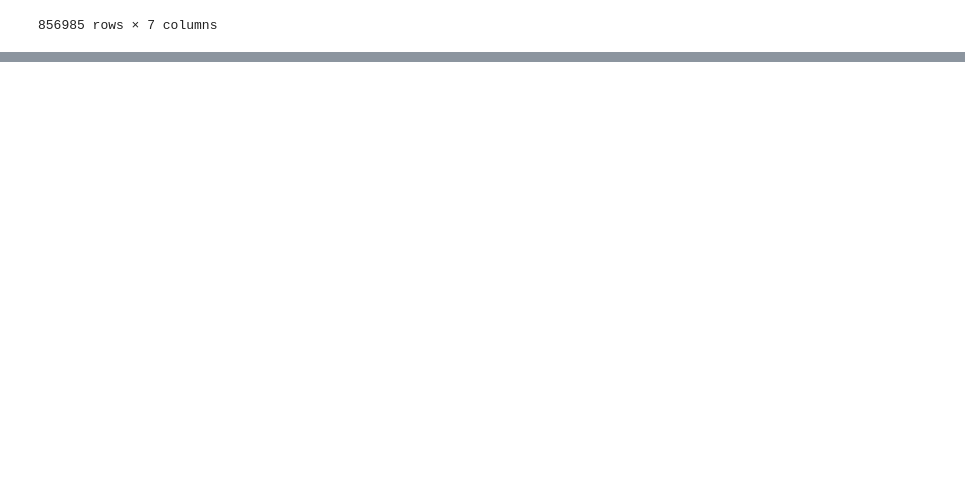
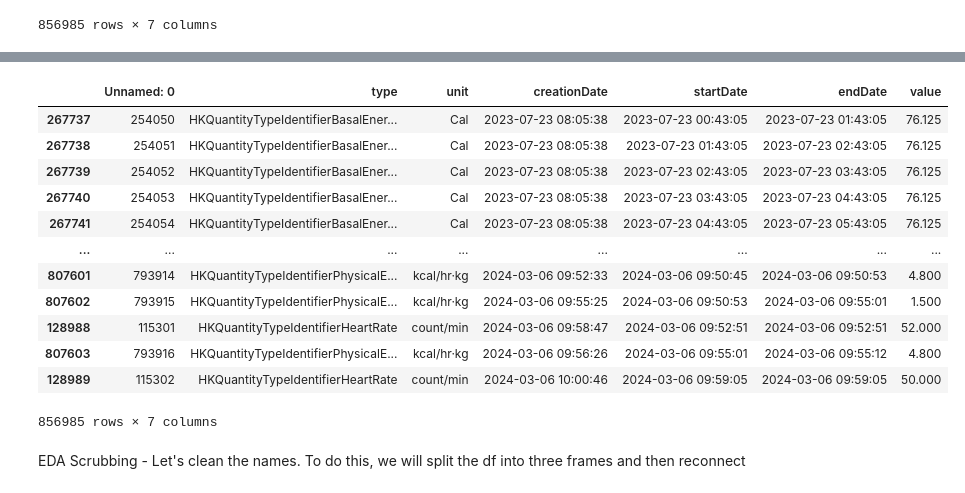
Before and after one commit to bennettandrewm/guess_my_weight, a Jupyter notebook: guess_my_weight.ipynb, the cells around one changed output, grey strips where cells are left out. Cells and saved outputs as stored; diff of their text form; code cells hidden in the pictures; blank space fills up the shorter version.

```diff
--- a/guess_my_weight.ipynb
+++ b/guess_my_weight.ipynb
@@ -55,0 +65,16 @@ df
+# %%
+df.sort_values('startDate')
+# %% [output]
+|  | Unnamed: 0 | type | unit | creationDate | startDate | endDate | value |
+| 267737 | 254050 | HKQuantityTypeIdentifierBasalEner... | Cal | 2023-07-23 08:05:38 | 2023-07-23 00:43:05 | 2023-07-23 01:43:05 | 76.125 |
+| 267738 | 254051 | HKQuantityTypeIdentifierBasalEner... | Cal | 2023-07-23 08:05:38 | 2023-07-23 01:43:05 | 2023-07-23 02:43:05 | 76.125 |
+| 267739 | 254052 | HKQuantityTypeIdentifierBasalEner... | Cal | 2023-07-23 08:05:38 | 2023-07-23 02:43:05 | 2023-07-23 03:43:05 | 76.125 |
+| 267740 | 254053 | HKQuantityTypeIdentifierBasalEner... | Cal | 2023-07-23 08:05:38 | 2023-07-23 03:43:05 | 2023-07-23 04:43:05 | 76.125 |
+| 267741 | 254054 | HKQuantityTypeIdentifierBasalEner... | Cal | 2023-07-23 08:05:38 | 2023-07-23 04:43:05 | 2023-07-23 05:43:05 | 76.125 |
+| ... | ... | ... | ... | ... | ... | ... | ... |
+| 807601 | 793914 | HKQuantityTypeIdentifierPhysicalE... | kcal/hr·kg | 2024-03-06 09:52:33 | 2024-03-06 09:50:45 | 2024-03-06 09:50:53 | 4.800 |
+| 807602 | 793915 | HKQuantityTypeIdentifierPhysicalE... | kcal/hr·kg | 2024-03-06 09:55:25 | 2024-03-06 09:50:53 | 2024-03-06 09:55:01 | 1.500 |
+| 128988 | 115301 | HKQuantityTypeIdentifierHeartRate | count/min | 2024-03-06 09:58:47 | 2024-03-06 09:52:51 | 2024-03-06 09:52:51 | 52.000 |
+| 807603 | 793916 | HKQuantityTypeIdentifierPhysicalE... | kcal/hr·kg | 2024-03-06 09:56:26 | 2024-03-06 09:55:01 | 2024-03-06 09:55:12 | 4.800 |
+| 128989 | 115302 | HKQuantityTypeIdentifierHeartRate | count/min | 2024-03-06 10:00:46 | 2024-03-06 09:59:05 | 2024-03-06 09:59:05 | 50.000 |
+856985 rows × 7 columns
@@ -55,0 +88,2 @@ df
+# %% [markdown]
+EDA Scrubbing - Let's clean the names. To do this, we will split the df into three frames and then reconnect
```
Also changed, not shown: parts of 13 cells of this notebook.
